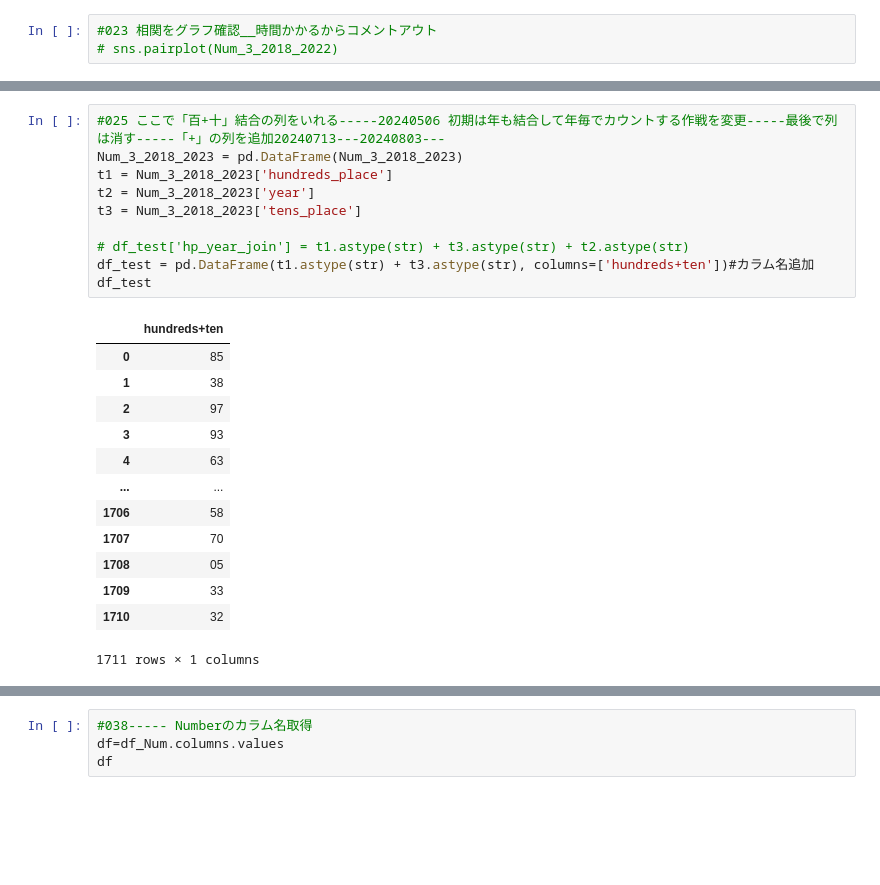
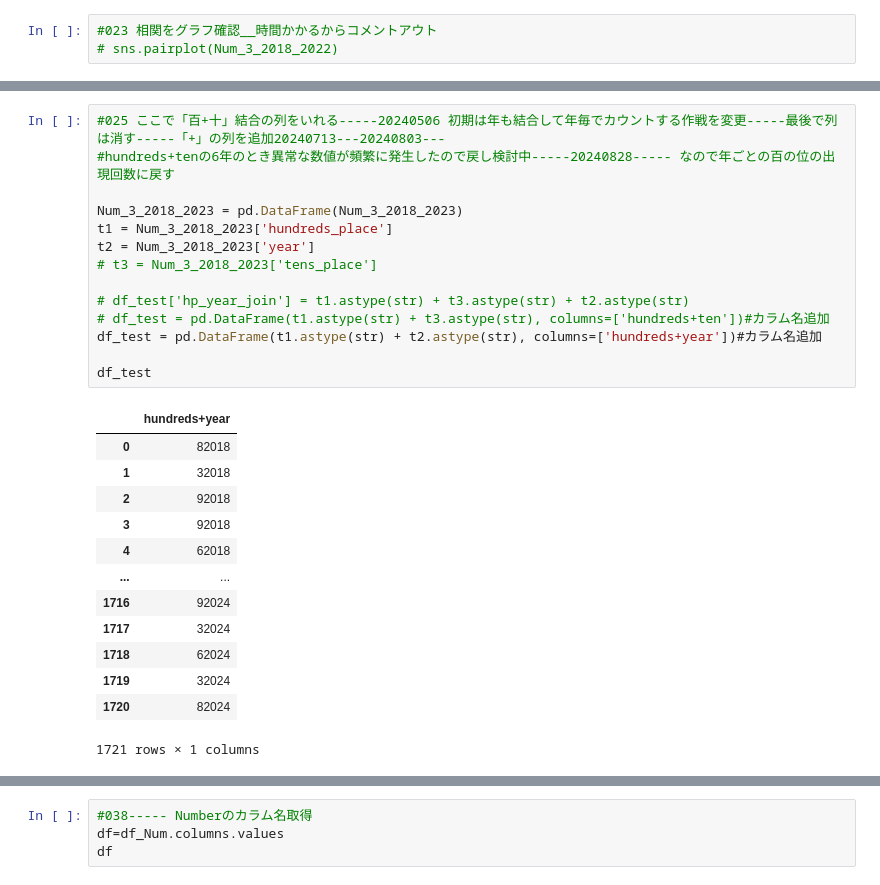
Before and after one commit to yyoshikun/workdir, a Jupyter notebook: Num_3_challenge_5.ipynb, the cells around one changed output, grey strips where cells are left out. Drawn from its saved outputs; the diff is of its cells as text; blank space fills up the shorter version.

```diff
--- a/Num_3_challenge_5.ipynb
+++ b/Num_3_challenge_5.ipynb
@@ -367,27 +367,31 @@ Num_3_2018_2023
 # %%
 #025 ここで「百+十」結合の列をいれる-----20240506 初期は年も結合して年毎でカウントする作戦を変更-----最後で列は消す-----「+」の列を追加20240713---20240803---
+#hundreds+tenの6年のとき異常な数値が頻繁に発生したので戻し検討中-----20240828----- なので年ごとの百の位の出現回数に戻す
+
 Num_3_2018_2023 = pd.DataFrame(Num_3_2018_2023)
 t1 = Num_3_2018_2023['hundreds_place']
 t2 = Num_3_2018_2023['year']
-t3 = Num_3_2018_2023['tens_place']
+# t3 = Num_3_2018_2023['tens_place']
 
 # df_test['hp_year_join'] = t1.astype(str) + t3.astype(str) + t2.astype(str)
-df_test = pd.DataFrame(t1.astype(str) + t3.astype(str), columns=['hundreds+ten'])#カラム名追加
+# df_test = pd.DataFrame(t1.astype(str) + t3.astype(str), columns=['hundreds+ten'])#カラム名追加
+df_test = pd.DataFrame(t1.astype(str) + t2.astype(str), columns=['hundreds+year'])#カラム名追加
+
 df_test
 # %% [output]
-|  | hundreds+ten |
-| 0 | 85 |
-| 1 | 38 |
-| 2 | 97 |
-| 3 | 93 |
-| 4 | 63 |
+|  | hundreds+year |
+| 0 | 82018 |
+| 1 | 32018 |
+| 2 | 92018 |
+| 3 | 92018 |
+| 4 | 62018 |
 | ... | ... |
-| 1706 | 58 |
-| 1707 | 70 |
-| 1708 | 05 |
-| 1709 | 33 |
-| 1710 | 32 |
+| 1716 | 92024 |
+| 1717 | 32024 |
+| 1718 | 62024 |
+| 1719 | 32024 |
+| 1720 | 82024 |
-1711 rows × 1 columns
+1721 rows × 1 columns
 # %%
 #026-----文字型からint型に変更する----
 df_test = df_test.astype(int)
```
Also changed, not shown: parts of 66 cells of this notebook, 6 other files.
